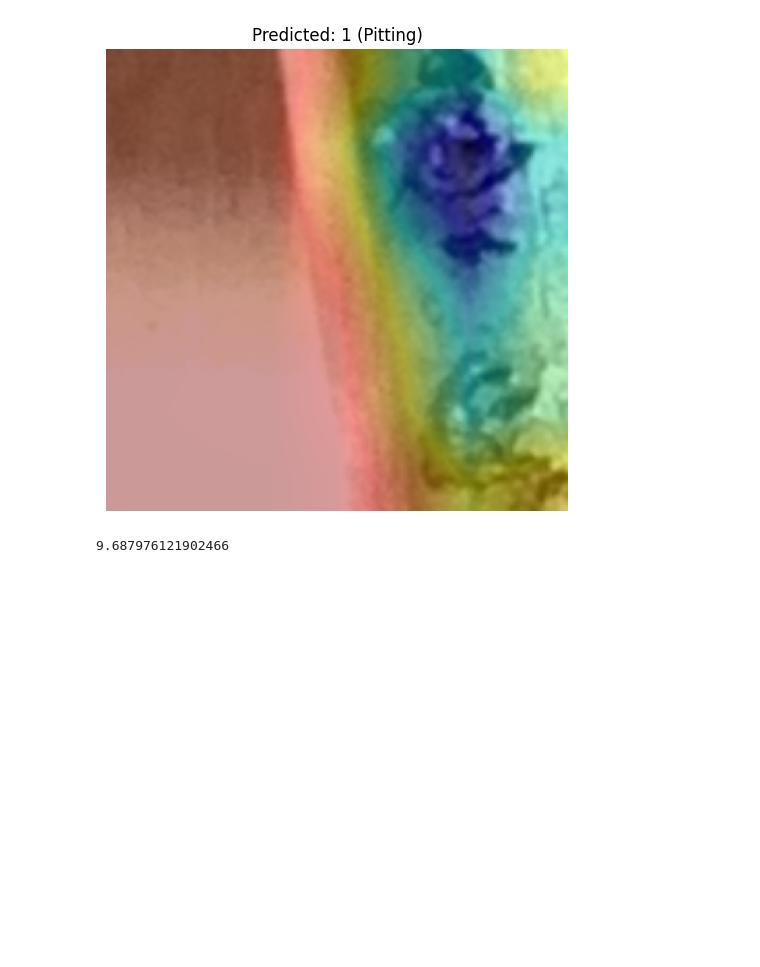
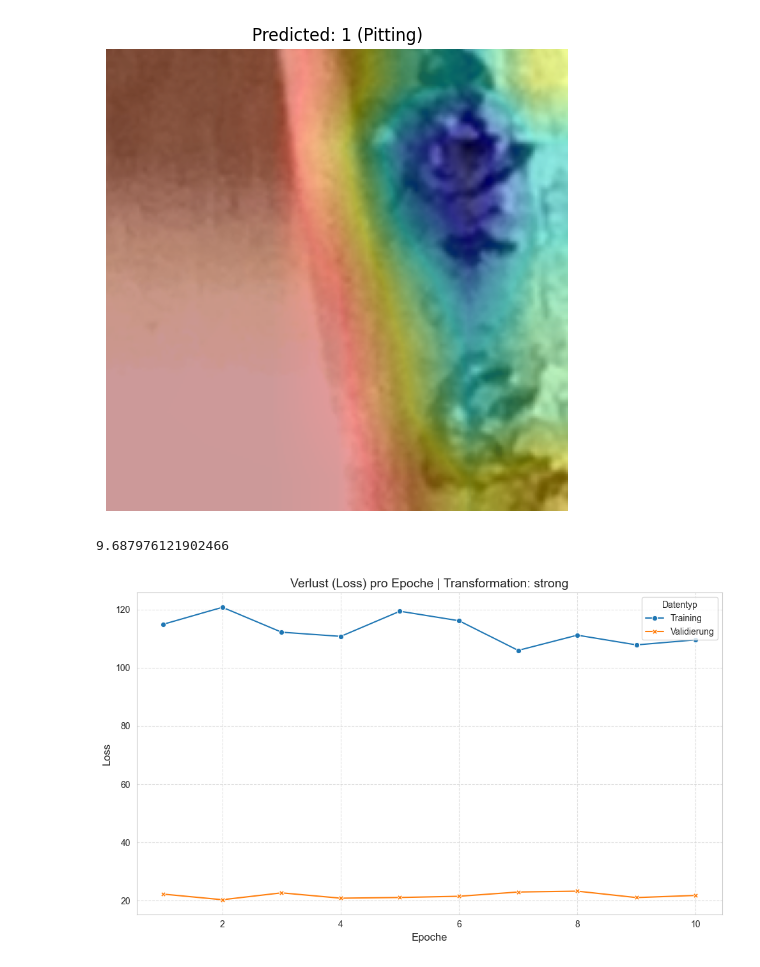
Before and after one commit to janikWa/Pitting_Detection, a Jupyter notebook: notebooks/notebook.ipynb, the cells around one changed output. Drawn from its saved outputs; the diff is of its cells as text; code cells hidden in the pictures; blank space fills up the shorter version.

Commit message:
add images

```diff
--- a/notebooks/notebook.ipynb
+++ b/notebooks/notebook.ipynb
@@ -352,17 +352,22 @@ def save_metrics(train_losses: list, val_losses: list, train_time, transformatio
     with open(save_path, "wb") as f:
         pickle.dump(losses, f)
 
-def load_losses(transformation: str = None):
-    filename = f"losses_{transformation}.pkl" if transformation else "losses.pkl"
+def load_metrics(transformation: str = None):
+    filename = f"metrics_{transformation}.pkl" if transformation else "metrics.pkl"
     load_path = os.path.join(BASE, "models", filename)
 
     # Laden
     with open(load_path, "rb") as f:
-        losses = pickle.load(f)
+        metrics = pickle.load(f)
 
-    return losses
+    return metrics
 
-def train_model(model, train_loader, val_loader, transformation: str):
+def train_model(model, train_loader, val_loader, transformation: str, device, criterion, optimizer):
+
+    model = models.resnet18(pretrained=True)
+
+    # Modify the final layer for binary classification
+    model.fc = nn.Linear(model.fc.in_features, 2)
 
     # Training loop with validation
     num_epochs = 10
@@ -421,6 +426,6 @@ trained_models = []
 for transformation in model_params.keys():
     train_loader = model_params[transformation][0]
     val_loader = model_params[transformation][1]
-    trained_model = train_model(model, train_loader, val_loader, transformation)
+    trained_model = train_model(model, train_loader, val_loader, transformation, device, criterion, optimizer)
     trained_models.append(trained_model)
 # %% [output]
@@ -447,11 +434,11 @@ Epoch 10 | Train Loss: 23.7495 | Val Loss: 4.7073
 KeyboardInterrupt:
 # %%
 def plot_losses(losses, transformation):
-    epochs = list(range(1, len(losses["train"]) + 1))
+    epochs = list(range(1, len(losses["train_loss"]) + 1))
 
     df = pd.DataFrame({
         "Epoche": epochs * 2,
-        "Loss": losses["train"] + losses["val"],
+        "Loss": losses["train_loss"] + losses["val_loss"],
         "Typ": ["Training"] * len(epochs) + ["Validierung"] * len(epochs)
     })
 
@@ -666,3 +653,8 @@ duration = t2 - t1
 duration
 # %% [output]
 9.687976121902466
+# %%
+strong = load_metrics("strong")
+plot_losses(strong, "strong")
+# %% [output]
+[figure, added]
```
Also changed, not shown: parts of 1 cell of this notebook, 2 other files.
